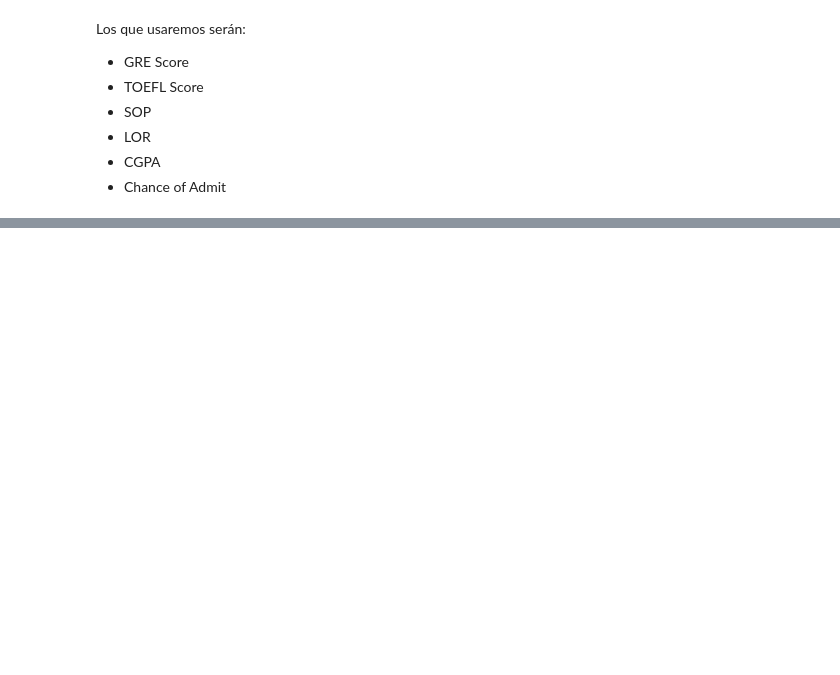
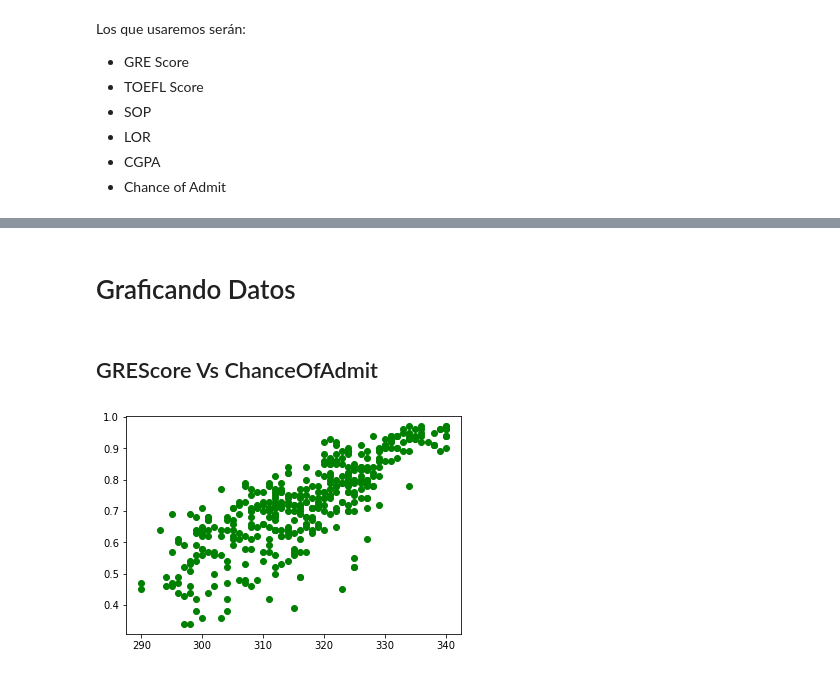
Before and after one commit to tej17584/HT1RegresionLinealAI, a Jupyter notebook: Lab AI Regresión Lineal.ipynb, the cells around one changed output, grey strips where cells are left out. Drawn from its saved outputs; the diff is of its cells as text; code cells hidden in the pictures; blank space fills up the shorter version.

Commit message:
cambios de graficas de datos

```diff
--- a/Lab AI Regresión Lineal.ipynb
+++ b/Lab AI Regresión Lineal.ipynb
@@ -59,0 +62,8 @@ Los que usaremos serán:
+# %%
+greScore = np.array(pd.read_csv("Admission_Predict.csv", usecols=[1,1]))
+toeflScore = np.array(pd.read_csv("Admission_Predict.csv", usecols=[2,2]))
+SOP = np.array(pd.read_csv("Admission_Predict.csv", usecols=[4,4]))
+LOR = np.array(pd.read_csv("Admission_Predict.csv", usecols=[5,5]))
+CGPA = np.array(pd.read_csv("Admission_Predict.csv", usecols=[6,6]))
+axisY = np.array(pd.read_csv("Admission_Predict.csv", usecols=[8,8]))
+fullData = np.array(pd.read_csv("Admission_Predict.csv"))
@@ -59,0 +78,17 @@ Los que usaremos serán:
+# %% [markdown]
+# Graficando Datos
+# %% [markdown]
+## GREScore Vs ChanceOfAdmit
+# %%
+# Import the necessary packages and modules
+import matplotlib.pyplot as plt
+import numpy as np
+
+
+fig, ax = plt.subplots()
+ax.scatter(greScore, axisY , color="green")
+
+# Show the plot
+plt.show()
+# %% [output]
+[figure, added]
```
Also changed, not shown: parts of 15 cells of this notebook.
